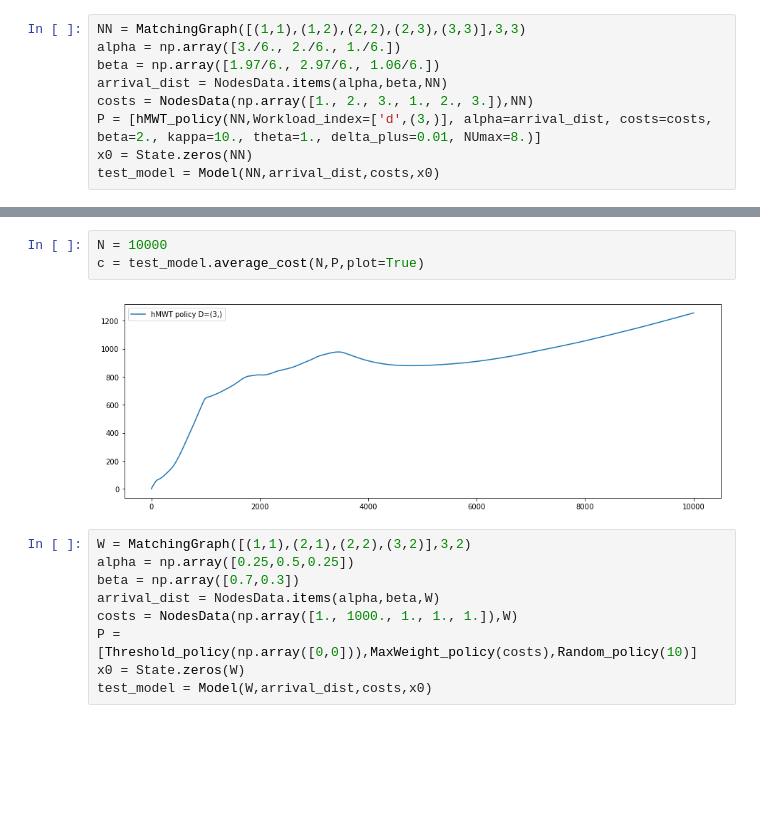
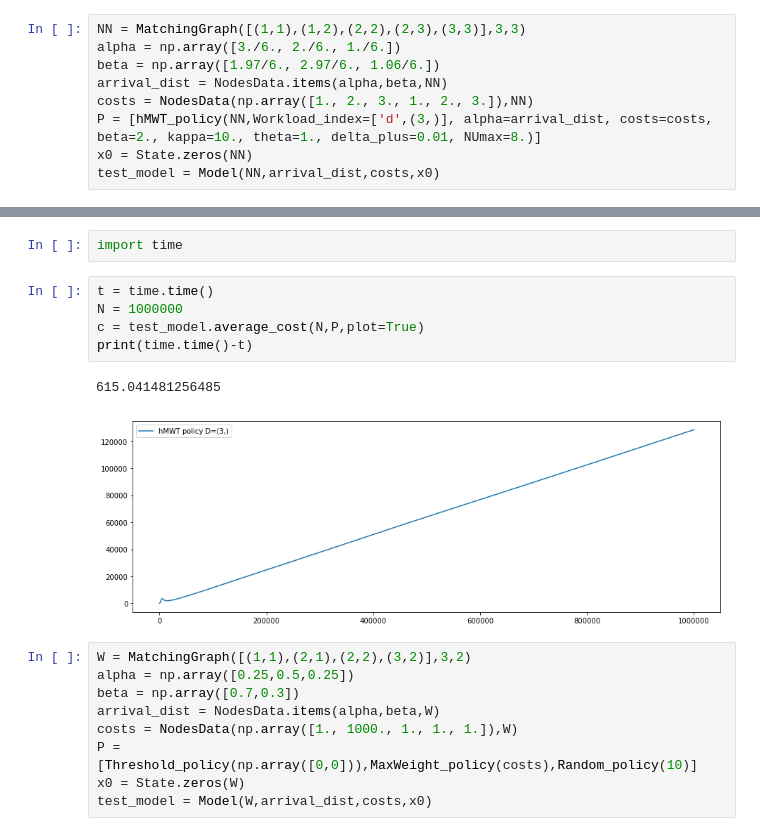
Before and after one commit to ArnaudCadas/DynamicMatchingModel, a Jupyter notebook: TestPolicies.ipynb, the cells around one changed output, grey strips where cells are left out. Saved outputs shown, nothing was run; the diff lists cells and outputs as text; blank space fills up the shorter version.

```diff
--- a/TestPolicies.ipynb
+++ b/TestPolicies.ipynb
@@ -883,8 +883,13 @@ t = test_model.run(1000,P,plot=True)
+# %%
+import time
 # %%
-N = 10000
+t = time.time()
+N = 1000000
 c = test_model.average_cost(N,P,plot=True)
+print(time.time()-t)
 # %% [output]
+615.041481256485
-[figure, old version]
+[figure, new version]
 # %%
 W = MatchingGraph([(1,1),(2,1),(2,2),(3,2)],3,2)
 alpha = np.array([0.25,0.5,0.25])
```
Also changed, not shown: parts of 3 cells of this notebook.
